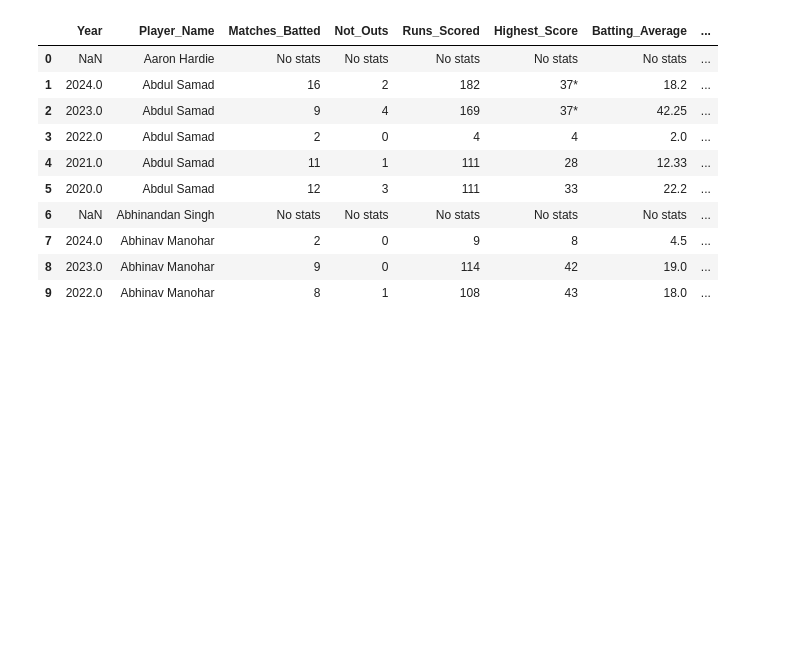
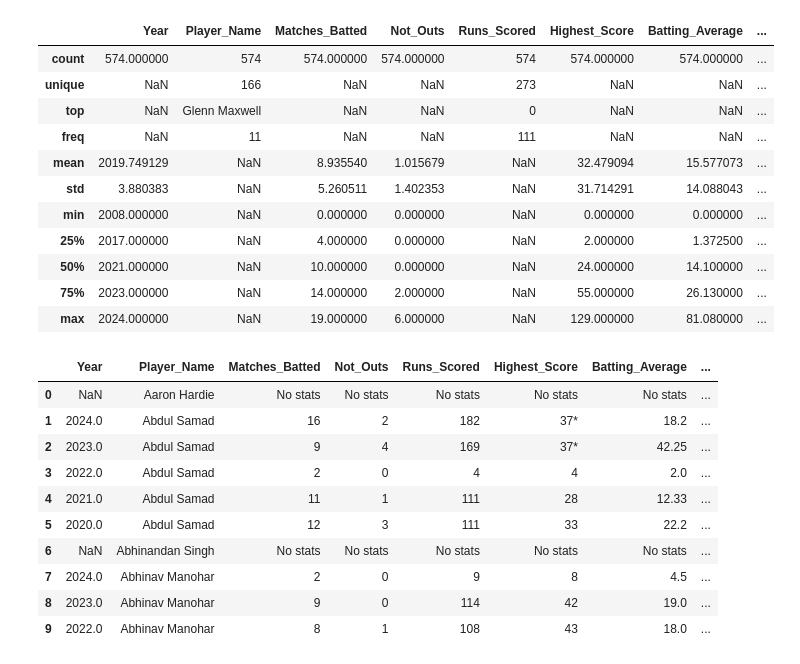
Before and after one commit to nachiketa-jha/Auto_Correct, a Jupyter notebook: 2.ipynb, the cells around one changed output. Cells and saved outputs as stored; diff of their text form; code cells hidden in the pictures; blank space fills up the shorter version.

```diff
--- a/2.ipynb
+++ b/2.ipynb
@@ -2,6 +2,21 @@
 import pandas as pd
 # %%
 df = pd.read_csv('cricket_data_2025.csv')
+# %%
+df_cleaned.describe(include='all')
+# %% [output]
+|  | Year | Player_Name | Matches_Batted | Not_Outs | Runs_Scored | Highest_Score | Batting_Average | ... |
+| count | 574.000000 | 574 | 574.000000 | 574.000000 | 574 | 574.000000 | 574.000000 | ... |
+| unique | NaN | 166 | NaN | NaN | 273 | NaN | NaN | ... |
+| top | NaN | Glenn Maxwell | NaN | NaN | 0 | NaN | NaN | ... |
+| freq | NaN | 11 | NaN | NaN | 111 | NaN | NaN | ... |
+| mean | 2019.749129 | NaN | 8.935540 | 1.015679 | NaN | 32.479094 | 15.577073 | ... |
+| std | 3.880383 | NaN | 5.260511 | 1.402353 | NaN | 31.714291 | 14.088043 | ... |
+| min | 2008.000000 | NaN | 0.000000 | 0.000000 | NaN | 0.000000 | 0.000000 | ... |
+| 25% | 2017.000000 | NaN | 4.000000 | 0.000000 | NaN | 2.000000 | 1.372500 | ... |
+| 50% | 2021.000000 | NaN | 10.000000 | 0.000000 | NaN | 24.000000 | 14.100000 | ... |
+| 75% | 2023.000000 | NaN | 14.000000 | 2.000000 | NaN | 55.000000 | 26.130000 | ... |
+| max | 2024.000000 | NaN | 19.000000 | 6.000000 | NaN | 129.000000 | 81.080000 | ... |
 # %%
 df.head(10)
 # %% [output]
```
